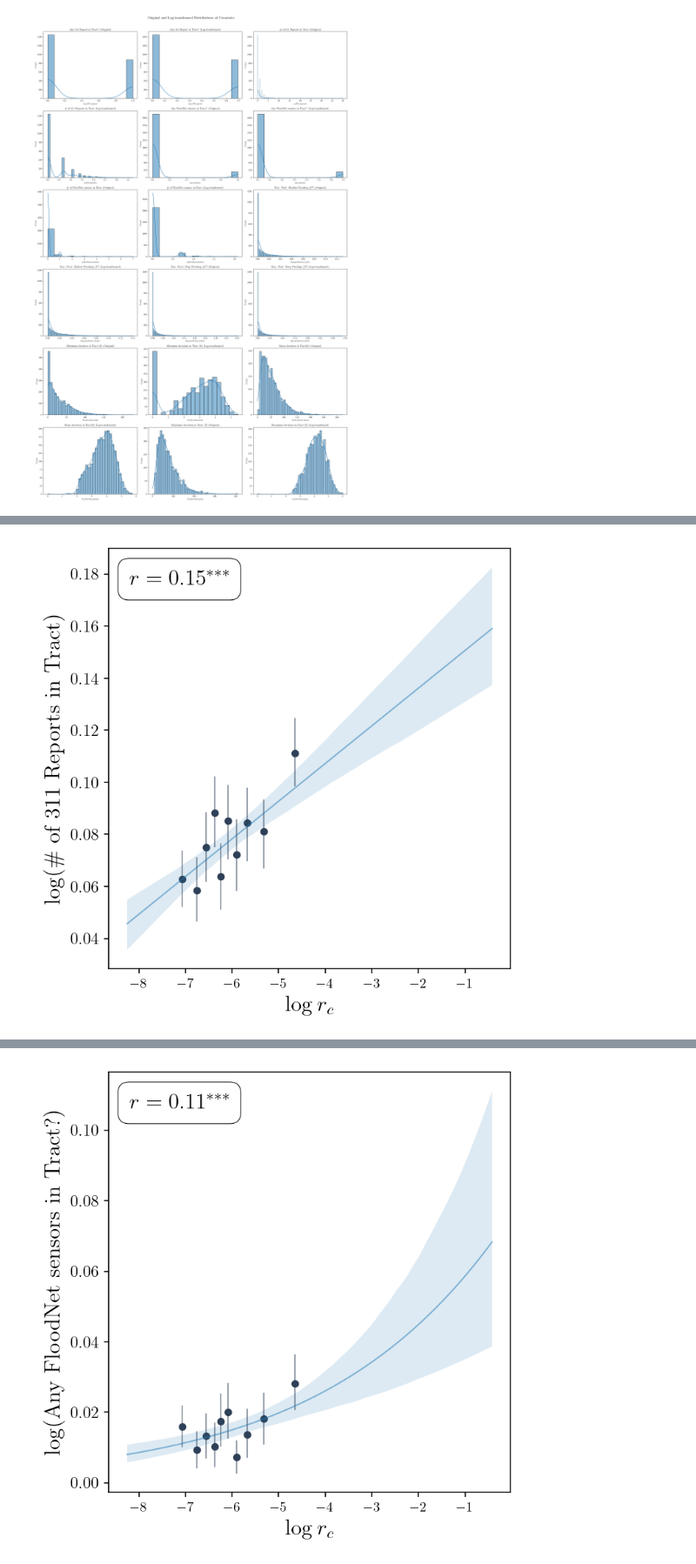
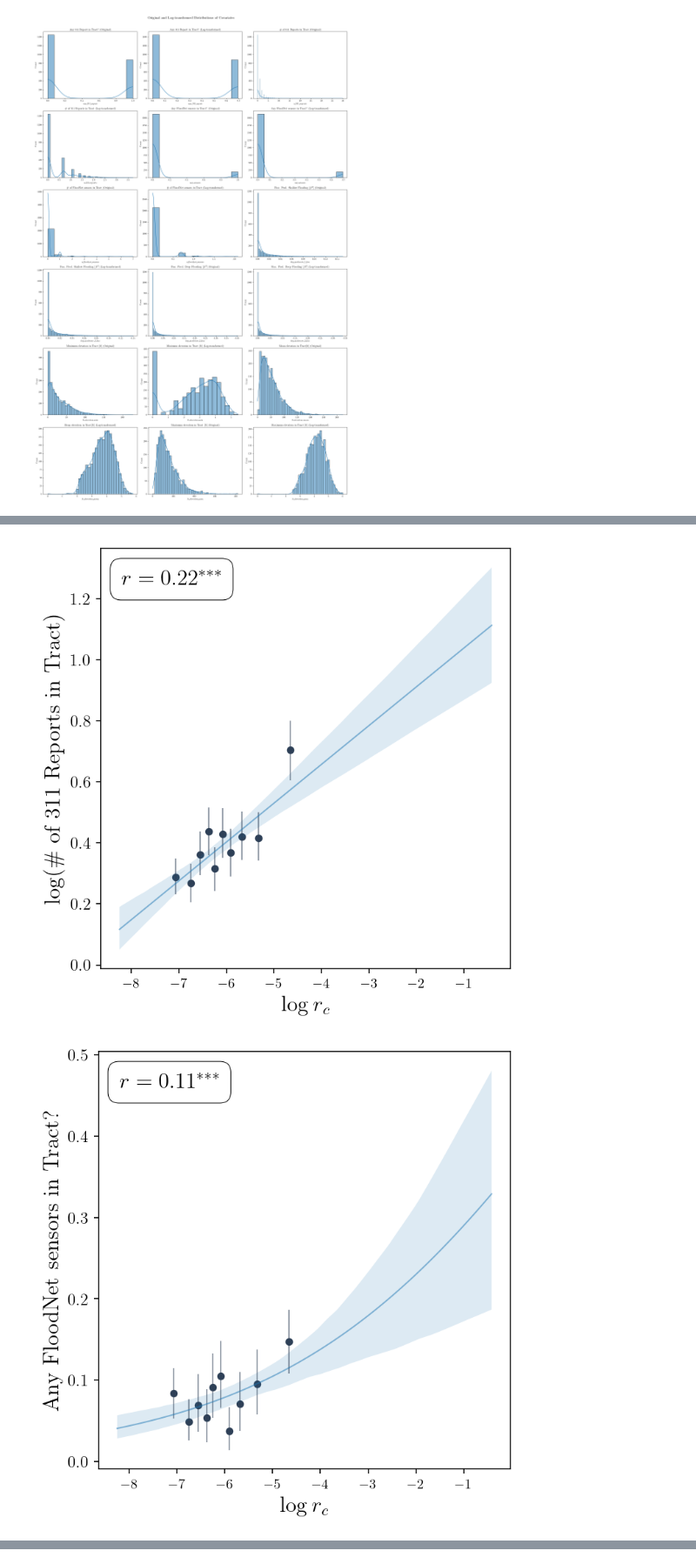
Before and after one commit to pendulating/bayflood, a Jupyter notebook: notebooks/for_paper/f_analysis_external_corrs.ipynb, the cells around one changed output, grey strips where cells are left out. Shown at 87% size. Drawn from its saved outputs; the diff is of its cells as text; code cells hidden in the pictures.

```diff
--- a/notebooks/for_paper/f_analysis_external_corrs.ipynb
+++ b/notebooks/for_paper/f_analysis_external_corrs.ipynb
@@ -57,8 +57,8 @@ COVARIATES = [
 regression_params = {
     'any_311_report': {'logistic': True, 'fit_reg': True, 'skewed': False},
     'n_311_reports': {'logistic': False, 'fit_reg': True, 'skewed': True},
-    'any_sensors': {'logistic': True, 'fit_reg': True, 'skewed': True},
-    'n_floodnet_sensors': {'logistic': False, 'fit_reg': True, 'skewed': False},
+    'any_sensors': {'logistic': True, 'fit_reg': True, 'skewed': False},
+    'n_floodnet_sensors': {'logistic': False, 'fit_reg': True, 'skewed': True},
     'dep_moderate_1_frac': {'logistic': False, 'fit_reg': True, 'skewed': True},
     'dep_moderate_2_frac': {'logistic': False, 'fit_reg': True, 'skewed': True},
     'ft_elevation_min': {'logistic': False, 'fit_reg': True, 'skewed': True},
@@ -228,8 +228,6 @@ for cov in COVARIATES:
         log.info(f"Log transforming {cov}")
         analysis_df[cov] = analysis_df[cov].apply(lambda x: x + 1)
         analysis_df[cov] = analysis_df[cov].apply(lambda x: np.log(x))
-
-
 
 
     ax = sns.regplot(
@@ -287,8 +285,10 @@ for cov in COVARIATES:
 
     #plt.xscale('log')
     plt.xlabel(r'$\log{r_c}$', fontsize=16)  # This is good as is
-    plt.ylabel(r'$\log($' + row_mapping[cov] + r'$)$', fontsize=16)
-    #plt.xticks(fontsize=12)
+    if params['skewed']:
+        plt.ylabel(r'$\log($' + row_mapping[cov] + r'$)$', fontsize=16)
+    else:
+        plt.ylabel(row_mapping[cov], fontsize=16)
     plt.yticks(fontsize=12)
 
     plt.tight_layout()
@@ -300 +300,2 @@ for cov in COVARIATES:
-[figure, old version]
+[figure, new version]
+[figure, new version]
@@ -302 +302,0 @@ for cov in COVARIATES:
-[figure, old version]
```
Also changed, not shown: parts of 5 cells of this notebook.
